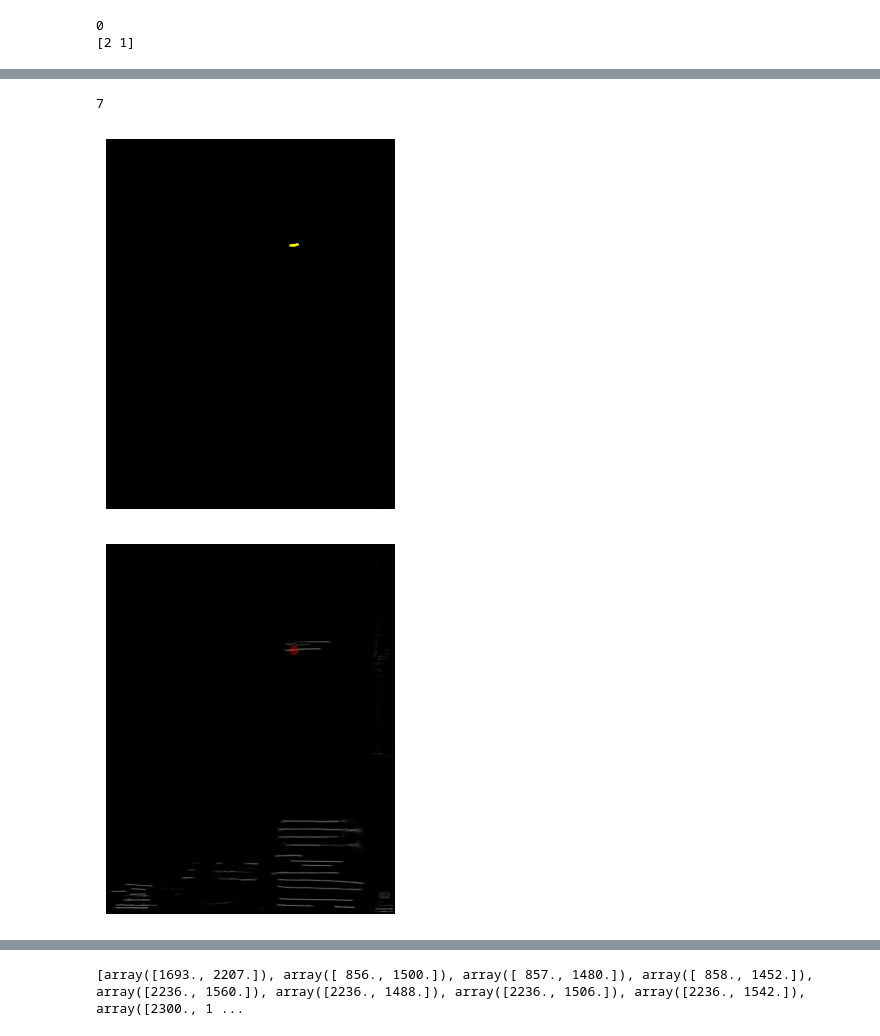
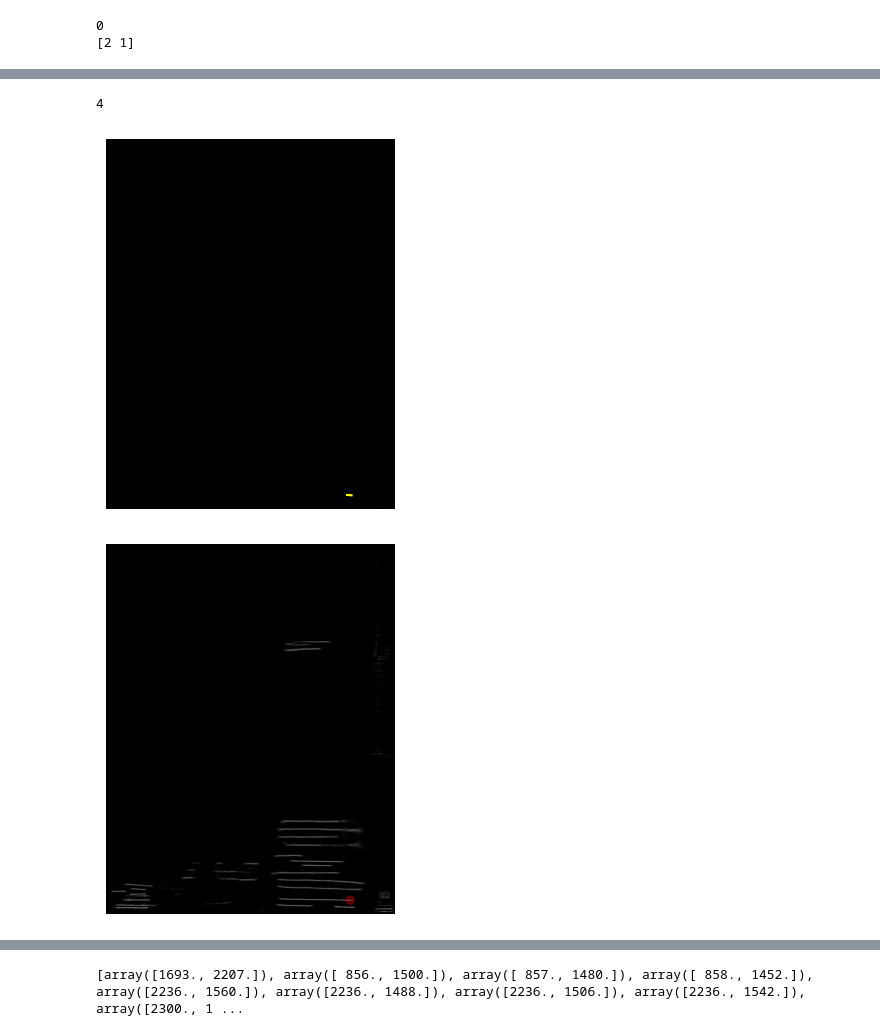
Before and after one commit to NHMDenmark/HTROCR, a Jupyter notebook: line_segmentation/test.ipynb, the cells around one changed output, grey strips where cells are left out. Saved outputs shown, nothing was run; the diff lists cells and outputs as text; code cells hidden in the pictures.

```diff
--- a/line_segmentation/test.ipynb
+++ b/line_segmentation/test.ipynb
@@ -249,25 +330,27 @@ running lto
 # %%
 plt.imshow(SI, cmap='gray')
 plt.axis("off")
 p_idx = 500
-x_S = S[p_idx][1]
-y_S = S[p_idx][0]
-q = select_points_in_circle(S[p_idx], np.array(S), 32)
+# x_S = S[p_idx][1]
+# y_S = S[p_idx][0]
+y_S, x_S = (2874., 1973.)
+# q = select_points_in_circle(S[p_idx], np.array(S), 32)
+q = select_points_in_circle((y_S, x_S), np.array(S), 32)
 print(len(q))
 for i in range(len(q)):
     y_S2 = q[i][0]
     x_S2 = q[i][1]
     x = [x_S, x_S2]
     y = [y_S, y_S2]
     plt.plot(x,y, c='yellow')
 fig, ax = plt.subplots()
 ax.imshow(B, cmap='gray')
 circle1 = plt.Circle((x_S, y_S), 32, color='r', alpha=.3)
 ax.add_patch(circle1)
 ax.axis('off')
 plt.show()
 # %% [output]
-7
+4
-[figure, old version]
+[figure, new version]
-[figure, old version]
+[figure, new version]
 # %%
```
Also changed, not shown: parts of 21 cells of this notebook.
